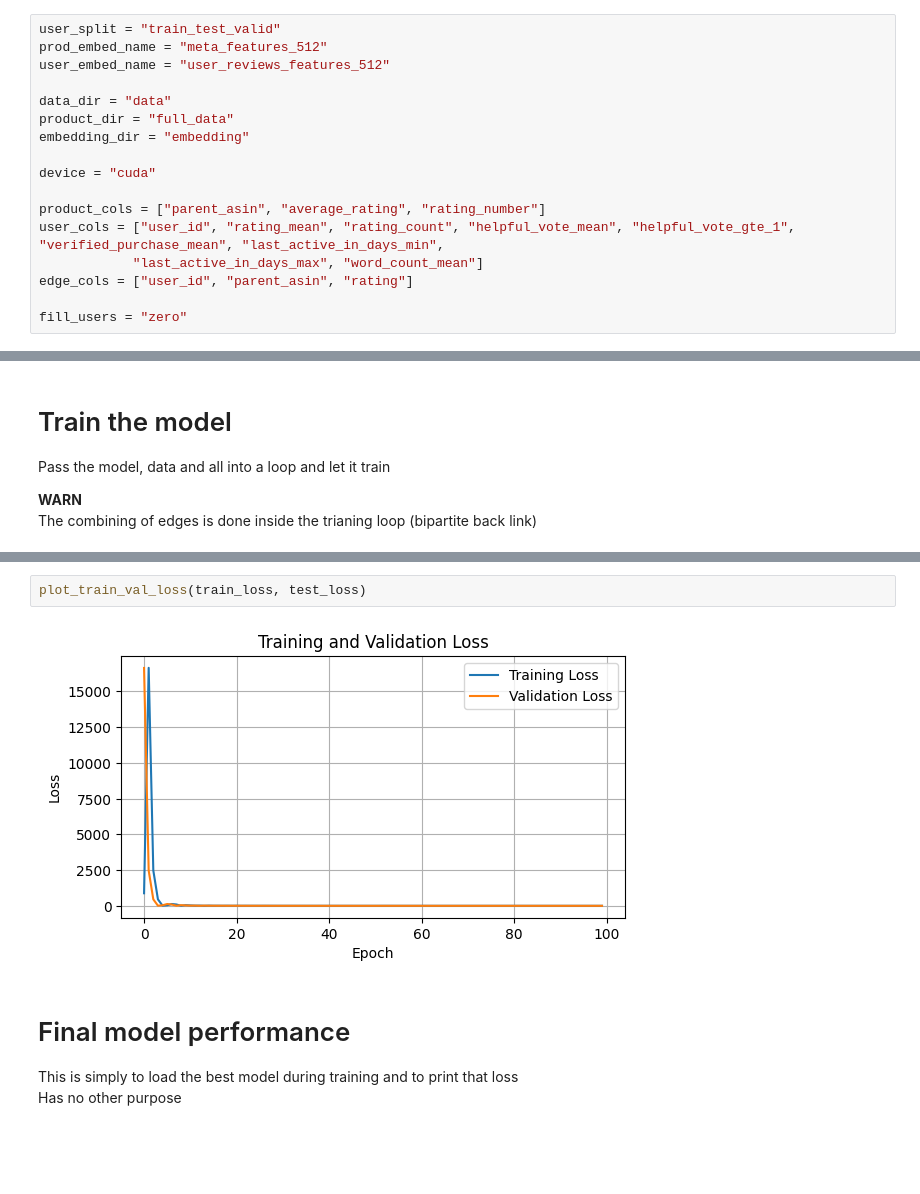
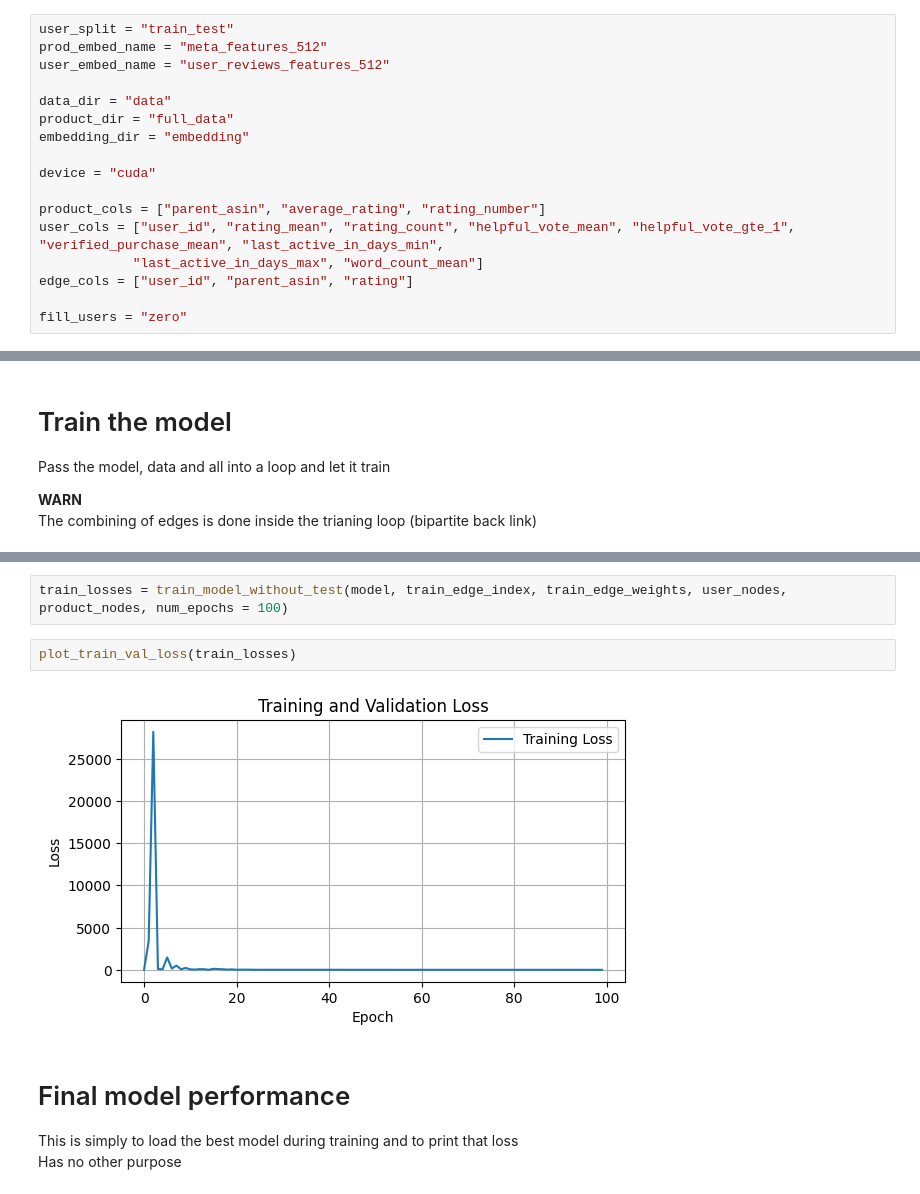
Before and after one commit to vjk9000/GNN_recommender_system, a Jupyter notebook: 00_04_skeleton_gnn_train_test.ipynb, the cells around one changed output, grey strips where cells are left out. Saved outputs shown, nothing was run; the diff lists cells and outputs as text; blank space fills up the shorter version.

Commit message:
for the test only

```diff
--- a/00_04_skeleton_gnn_train_test.ipynb
+++ b/00_04_skeleton_gnn_train_test.ipynb
@@ -39,7 +36,7 @@ seed_everything()
 6. `*_cols` the cols to load from the dataframes (change if you need to change the features)
 7. `fill_users` the method to fill up the new user data (zero or mean)
 # %%
-user_split = "train_test_valid"
+user_split = "train_test"
 prod_embed_name = "meta_features_512"
 user_embed_name = "user_reviews_features_512"
 
@@ -216,7 +199,9 @@ Epoch: 100, Train Loss: 3.4301, Val Loss: 3.2378, best model epoch: 99
-# %%
-plot_train_val_loss(train_loss, test_loss)
-# %% [output]
-[figure, removed]
+# %%
+train_losses = train_model_without_test(model, train_edge_index, train_edge_weights, user_nodes, product_nodes, num_epochs = 100)
+# %%
+plot_train_val_loss(train_losses)
+# %% [output]
+[figure, added]
 # %% [markdown]
 # Final model performance
 
```
Also changed, not shown: parts of 9 cells of this notebook, 2 other files.
